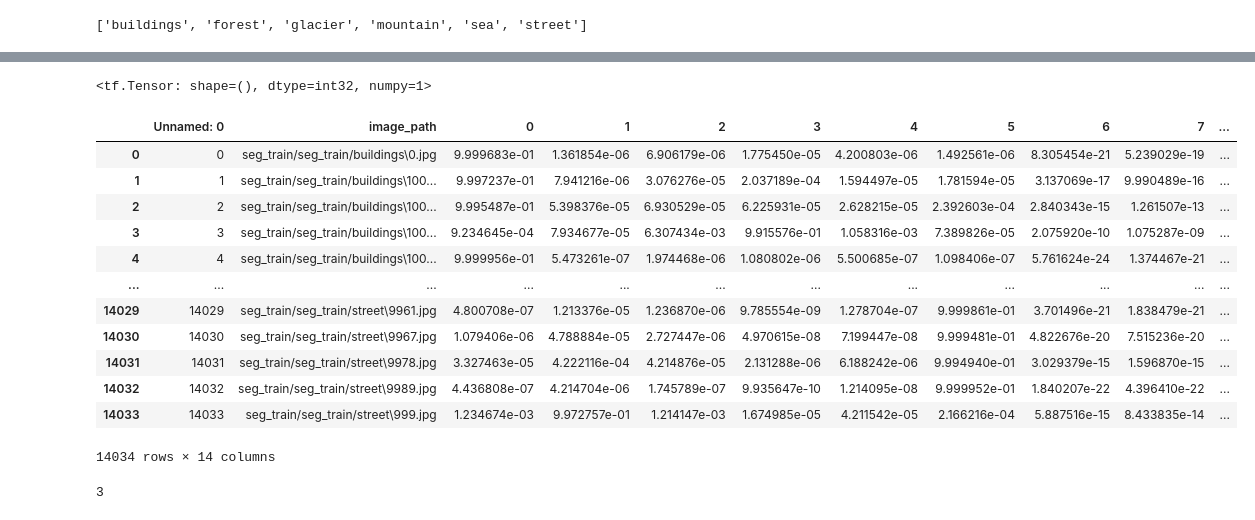
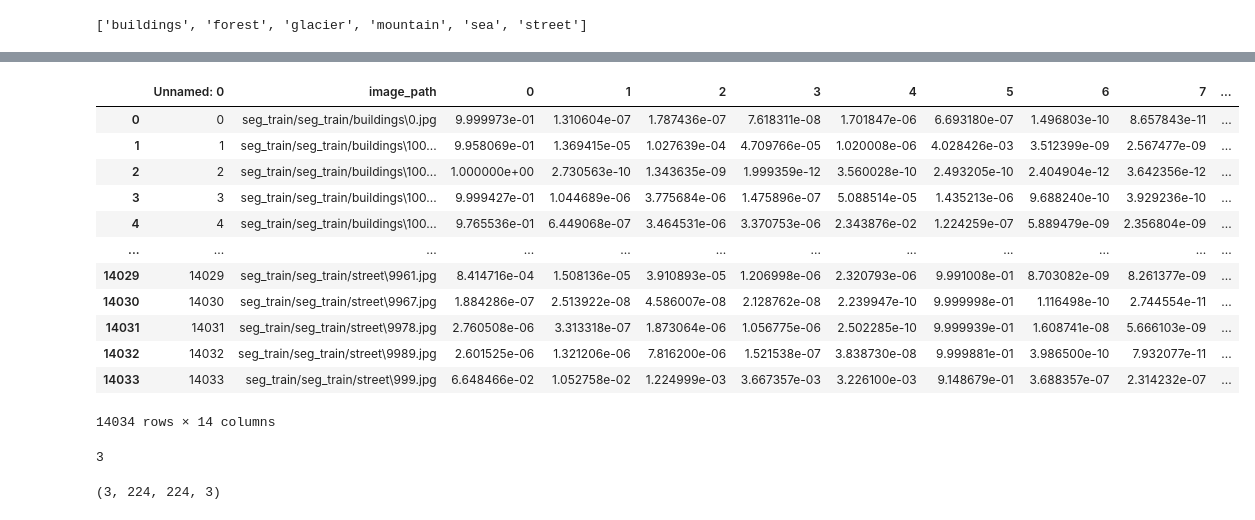
Before and after one commit to SeHwanYoo/gitc_paper_cutoff, a Jupyter notebook: applying_cutoff.ipynb, the cells around one changed output, grey strips where cells are left out. Cells and saved outputs as stored; diff of their text form; code cells hidden in the pictures.

```diff
--- a/applying_cutoff.ipynb
+++ b/applying_cutoff.ipynb
@@ -202,27 +110,23 @@ map.to_csv('map.csv')
-# %%
-tf.random.uniform((), 0, 64, tf.int32)
-# %% [output]
-<tf.Tensor: shape=(), dtype=int32, numpy=1>
 # %%
-map = pd.read_csv('map.csv')
+classified_map = pd.read_csv('classified_map_20220222.csv')
 # %%
 # print(get_idx('seg_train/seg_train/street\999.jpg'))
 # print(get_label('seg_train/seg_train/street\999.jpg'))
 
-map
+classified_map
 # %% [output]
 |  | Unnamed: 0 | image_path | 0 | 1 | 2 | 3 | 4 | 5 | 6 | 7 | ... |
-| 0 | 0 | seg_train/seg_train/buildings\0.jpg | 9.999683e-01 | 1.361854e-06 | 6.906179e-06 | 1.775450e-05 | 4.200803e-06 | 1.492561e-06 | 8.305454e-21 | 5.239029e-19 | ... |
-| 1 | 1 | seg_train/seg_train/buildings\100... | 9.997237e-01 | 7.941216e-06 | 3.076276e-05 | 2.037189e-04 | 1.594497e-05 | 1.781594e-05 | 3.137069e-17 | 9.990489e-16 | ... |
-| 2 | 2 | seg_train/seg_train/buildings\100... | 9.995487e-01 | 5.398376e-05 | 6.930529e-05 | 6.225931e-05 | 2.628215e-05 | 2.392603e-04 | 2.840343e-15 | 1.261507e-13 | ... |
-| 3 | 3 | seg_train/seg_train/buildings\100... | 9.234645e-04 | 7.934677e-05 | 6.307434e-03 | 9.915576e-01 | 1.058316e-03 | 7.389826e-05 | 2.075920e-10 | 1.075287e-09 | ... |
-| 4 | 4 | seg_train/seg_train/buildings\100... | 9.999956e-01 | 5.473261e-07 | 1.974468e-06 | 1.080802e-06 | 5.500685e-07 | 1.098406e-07 | 5.761624e-24 | 1.374467e-21 | ... |
+| 0 | 0 | seg_train/seg_train/buildings\0.jpg | 9.999973e-01 | 1.310604e-07 | 1.787436e-07 | 7.618311e-08 | 1.701847e-06 | 6.693180e-07 | 1.496803e-10 | 8.657843e-11 | ... |
+| 1 | 1 | seg_train/seg_train/buildings\100... | 9.958069e-01 | 1.369415e-05 | 1.027639e-04 | 4.709766e-05 | 1.020008e-06 | 4.028426e-03 | 3.512399e-09 | 2.567477e-09 | ... |
+| 2 | 2 | seg_train/seg_train/buildings\100... | 1.000000e+00 | 2.730563e-10 | 1.343635e-09 | 1.999359e-12 | 3.560028e-10 | 2.493205e-10 | 2.404904e-12 | 3.642356e-12 | ... |
+| 3 | 3 | seg_train/seg_train/buildings\100... | 9.999427e-01 | 1.044689e-06 | 3.775684e-06 | 1.475896e-07 | 5.088514e-05 | 1.435213e-06 | 9.688240e-10 | 3.929236e-10 | ... |
+| 4 | 4 | seg_train/seg_train/buildings\100... | 9.765536e-01 | 6.449068e-07 | 3.464531e-06 | 3.370753e-06 | 2.343876e-02 | 1.224259e-07 | 5.889479e-09 | 2.356804e-09 | ... |
 | ... | ... | ... | ... | ... | ... | ... | ... | ... | ... | ... | ... |
-| 14029 | 14029 | seg_train/seg_train/street\9961.jpg | 4.800708e-07 | 1.213376e-05 | 1.236870e-06 | 9.785554e-09 | 1.278704e-07 | 9.999861e-01 | 3.701496e-21 | 1.838479e-21 | ... |
-| 14030 | 14030 | seg_train/seg_train/street\9967.jpg | 1.079406e-06 | 4.788884e-05 | 2.727447e-06 | 4.970615e-08 | 7.199447e-08 | 9.999481e-01 | 4.822676e-20 | 7.515236e-20 | ... |
-| 14031 | 14031 | seg_train/seg_train/street\9978.jpg | 3.327463e-05 | 4.222116e-04 | 4.214876e-05 | 2.131288e-06 | 6.188242e-06 | 9.994940e-01 | 3.029379e-15 | 1.596870e-15 | ... |
-| 14032 | 14032 | seg_train/seg_train/street\9989.jpg | 4.436808e-07 | 4.214704e-06 | 1.745789e-07 | 9.935647e-10 | 1.214095e-08 | 9.999952e-01 | 1.840207e-22 | 4.396410e-22 | ... |
-| 14033 | 14033 | seg_train/seg_train/street\999.jpg | 1.234674e-03 | 9.972757e-01 | 1.214147e-03 | 1.674985e-05 | 4.211542e-05 | 2.166216e-04 | 5.887516e-15 | 8.433835e-14 | ... |
+| 14029 | 14029 | seg_train/seg_train/street\9961.jpg | 8.414716e-04 | 1.508136e-05 | 3.910893e-05 | 1.206998e-06 | 2.320793e-06 | 9.991008e-01 | 8.703082e-09 | 8.261377e-09 | ... |
+| 14030 | 14030 | seg_train/seg_train/street\9967.jpg | 1.884286e-07 | 2.513922e-08 | 4.586007e-08 | 2.128762e-08 | 2.239947e-10 | 9.999998e-01 | 1.116498e-10 | 2.744554e-11 | ... |
+| 14031 | 14031 | seg_train/seg_train/street\9978.jpg | 2.760508e-06 | 3.313318e-07 | 1.873064e-06 | 1.056775e-06 | 2.502285e-10 | 9.999939e-01 | 1.608741e-08 | 5.666103e-09 | ... |
+| 14032 | 14032 | seg_train/seg_train/street\9989.jpg | 2.601525e-06 | 1.321206e-06 | 7.816200e-06 | 1.521538e-07 | 3.838730e-08 | 9.999881e-01 | 3.986500e-10 | 7.932077e-11 | ... |
+| 14033 | 14033 | seg_train/seg_train/street\999.jpg | 6.648466e-02 | 1.052758e-02 | 1.224999e-03 | 3.667357e-03 | 3.226100e-03 | 9.148679e-01 | 3.688357e-07 | 2.314232e-07 | ... |
 14034 rows × 14 columns
 # %%
 def get_idx(x):
@@ -241,3 +145,15 @@ np.argsort(map.iloc[1, 2:11].values, axis=0)[-2]
 # map.iloc[1, 2:11].values
 # %% [output]
 3
+# %%
+imgs = []
+for idx, val in classified_map[:3].iterrows():
+    img = tf.keras.preprocessing.image.load_img(val['image_path'], target_size=(RES, RES))
+    img_tensor = tf.keras.preprocessing.image.img_to_array(img)
+
+    imgs.append(img_tensor)
+
+# print(imgs.shape)
+print(tf.stack(imgs).shape)
+# %% [output]
+(3, 224, 224, 3)
```
Also changed, not shown: parts of 12 cells of this notebook, 2 other files.
